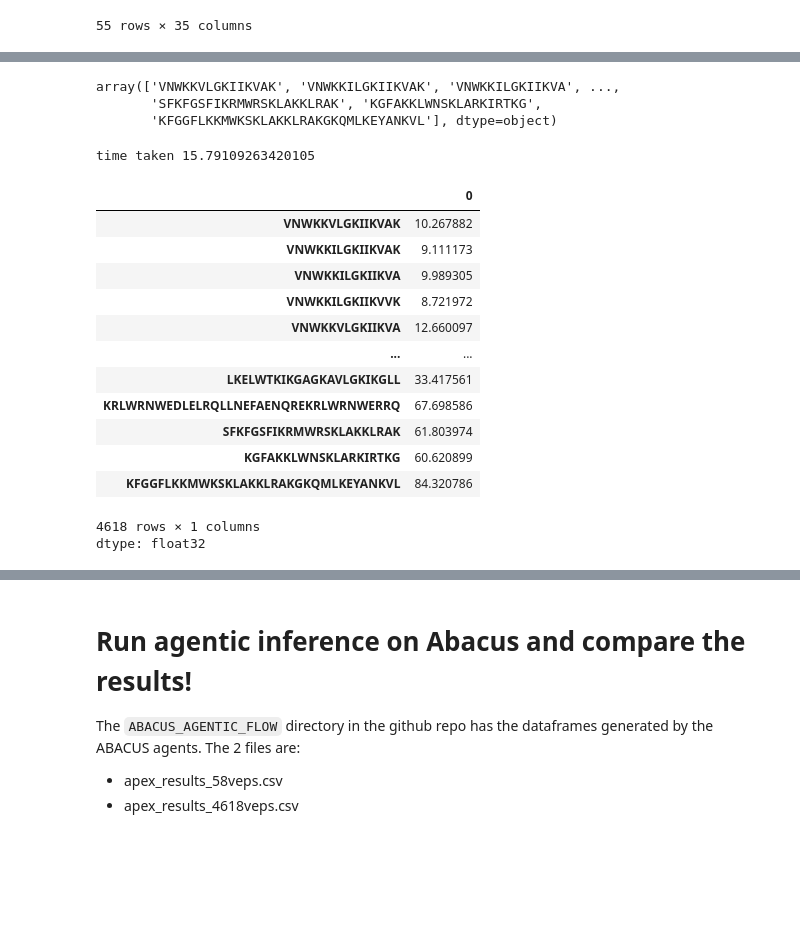
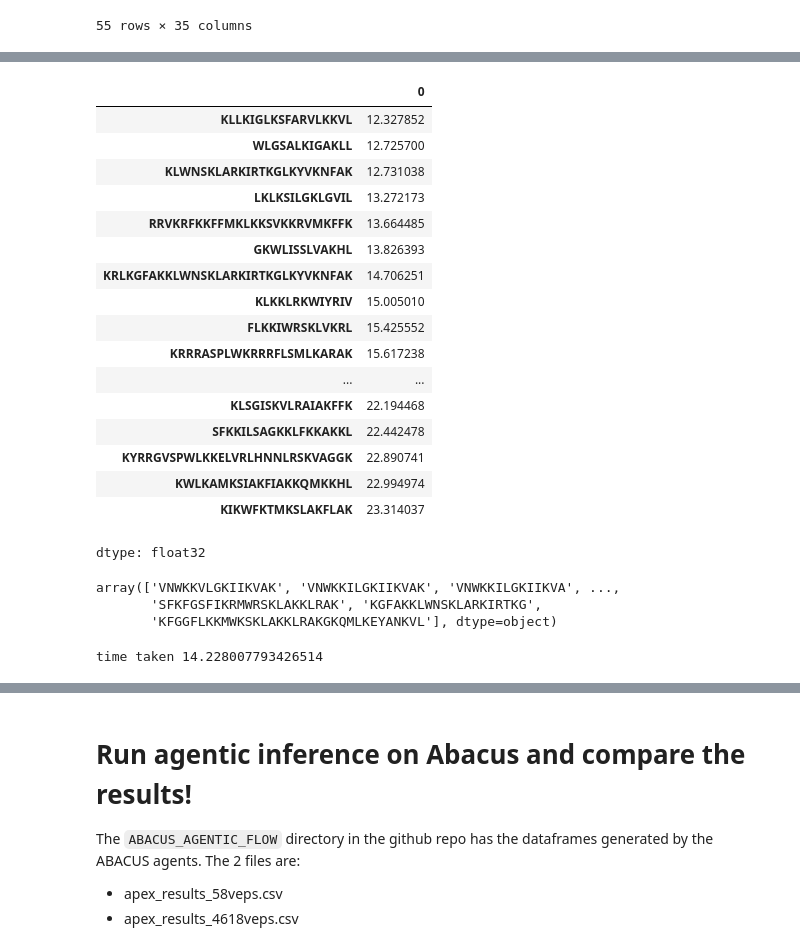
Before and after one commit to vinayprabhu/APEX_reproduce, a Jupyter notebook: APEX_inference.ipynb, the cells around one changed output, grey strips where cells are left out. Drawn from its saved outputs; the diff is of its cells as text; code cells hidden in the pictures; blank space fills up the shorter version.

```diff
--- a/APEX_inference.ipynb
+++ b/APEX_inference.ipynb
@@ -529,3 +590,24 @@ df_mic_55
+# %%
+df_vep_mic.iloc[:,list_ind_apex_map].median(axis=1)
+# %% [output]
+|  | 0 |
+| KLLKIGLKSFARVLKKVL | 12.327852 |
+| WLGSALKIGAKLL | 12.725700 |
+| KLWNSKLARKIRTKGLKYVKNFAK | 12.731038 |
+| LKLKSILGKLGVIL | 13.272173 |
+| RRVKRFKKFFMKLKKSVKKRVMKFFK | 13.664485 |
+| GKWLISSLVAKHL | 13.826393 |
+| KRLKGFAKKLWNSKLARKIRTKGLKYVKNFAK | 14.706251 |
+| KLKKLRKWIYRIV | 15.005010 |
+| FLKKIWRSKLVKRL | 15.425552 |
+| KRRRASPLWKRRRFLSMLKARAK | 15.617238 |
+| ... | ... |
+| KLSGISKVLRAIAKFFK | 22.194468 |
+| SFKKILSAGKKLFKKAKKL | 22.442478 |
+| KYRRGVSPWLKKELVRLHNNLRSKVAGGK | 22.890741 |
+| KWLKAMKSIAKFIAKKQMKKHL | 22.994974 |
+| KIKWFKTMKSLAKFLAK | 23.314037 |
+dtype: float32
 # %%
 #@title Issue 4b : What about the 4618 VEPs attributed to venomzone?
 
@@ -575,21 +657,6 @@ for ensemble_id in range(ensemble_num):
 
 AMP_pred_vep_4618 = AMP_sum_vep_4618 / float(ensemble_counter)
 print('time taken', time.time()-t)
-df_vep_4618 = pd.DataFrame(data=AMP_pred_vep_4618, columns=col, index=seq_vep_4618)
-df_vep_4618.iloc[:,1:].median(axis=1)
+df_mic_4618 = pd.DataFrame(data=AMP_pred_vep_4618, columns=col, index=seq_vep_4618)
 # %% [output]
-time taken 15.79109263420105
+time taken 14.228007793426514
-|  | 0 |
-| VNWKKVLGKIIKVAK | 10.267882 |
-| VNWKKILGKIIKVAK | 9.111173 |
-| VNWKKILGKIIKVA | 9.989305 |
-| VNWKKILGKIIKVVK | 8.721972 |
-| VNWKKVLGKIIKVA | 12.660097 |
-| ... | ... |
-| LKELWTKIKGAGKAVLGKIKGLL | 33.417561 |
-| KRLWRNWEDLELRQLLNEFAENQREKRLWRNWERRQ | 67.698586 |
-| SFKFGSFIKRMWRSKLAKKLRAK | 61.803974 |
-| KGFAKKLWNSKLARKIRTKG | 60.620899 |
-| KFGGFLKKMWKSKLAKKLRAKGKQMLKEYANKVL | 84.320786 |
-4618 rows × 1 columns
-dtype: float32
```
Also changed, not shown: parts of 10 cells of this notebook.
